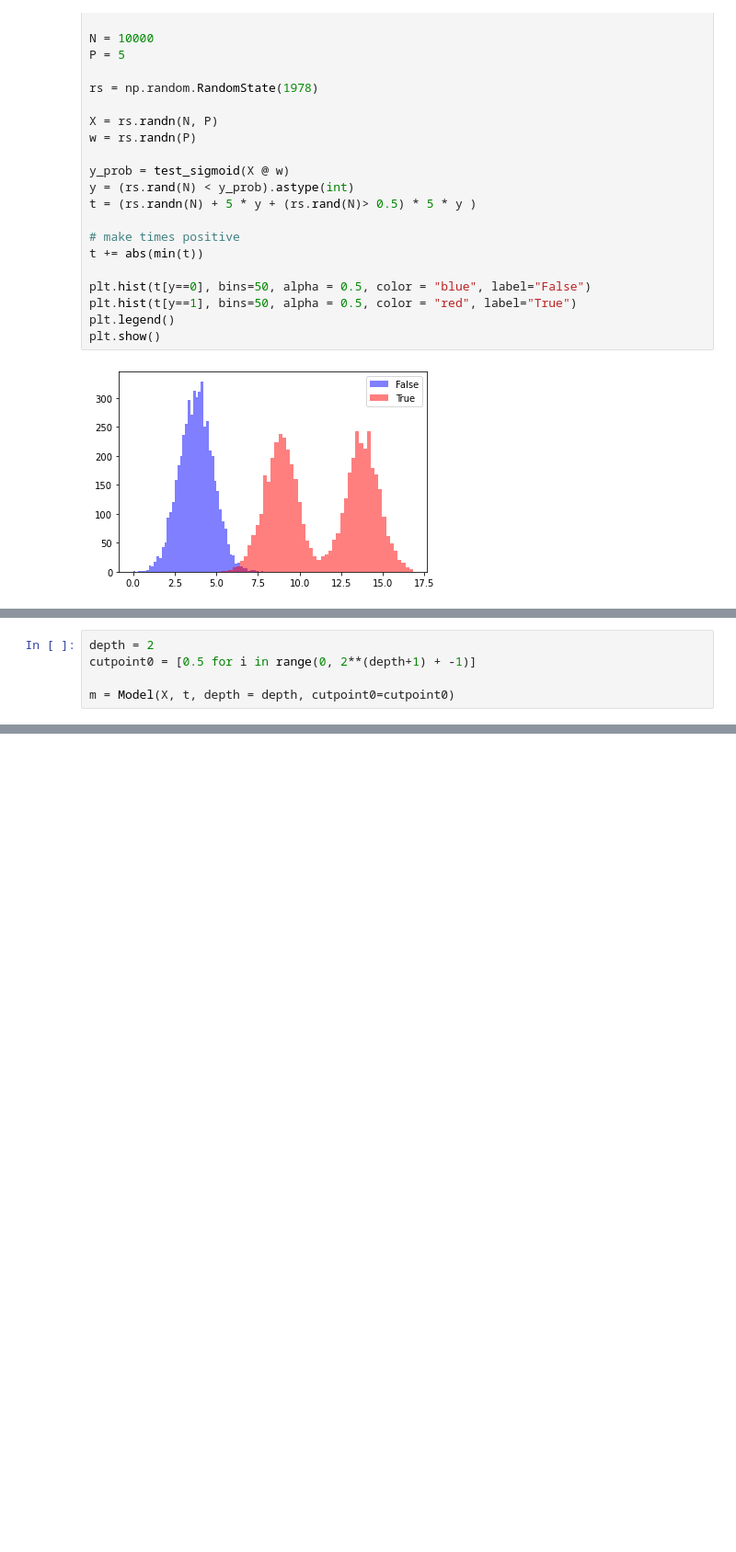
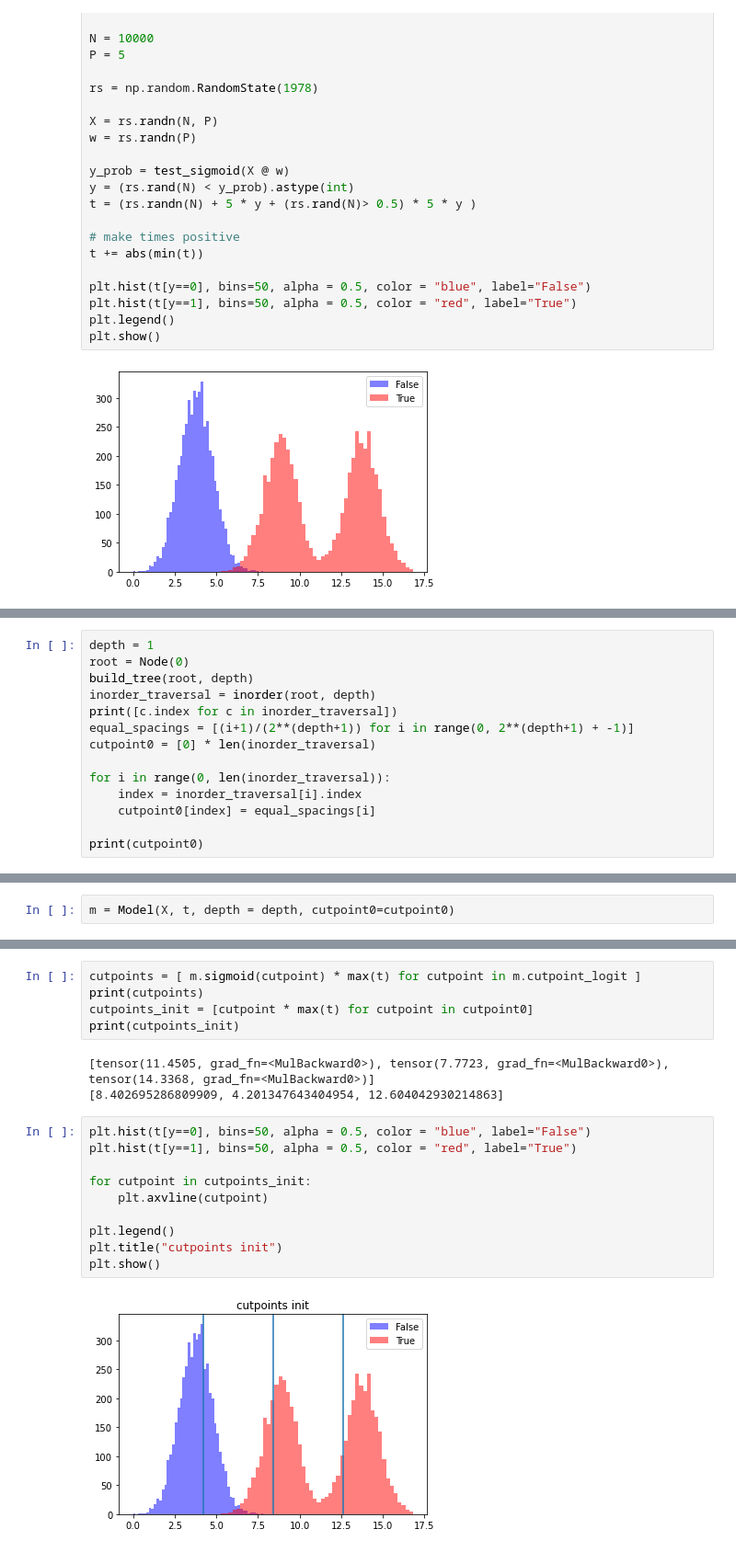
Before and after one commit to JimmyJHickey/Dynamic-Survival-Cutpoints, a Jupyter notebook: multinomial_loss.ipynb, the cells around one changed output, grey strips where cells are left out. Shown at 92% size. Cells and saved outputs as stored; diff of their text form; blank space fills up the shorter version.

```diff
--- a/multinomial_loss.ipynb
+++ b/multinomial_loss.ipynb
@@ -382,3 +320,17 @@ class Model:
 
         # end training iteration
         ######################################
+# %%
+depth = 1
+root = Node(0)
+build_tree(root, depth)
+inorder_traversal = inorder(root, depth)
+print([c.index for c in inorder_traversal])
+equal_spacings = [(i+1)/(2**(depth+1)) for i in range(0, 2**(depth+1) + -1)]
+cutpoint0 = [0] * len(inorder_traversal)
+
+for i in range(0, len(inorder_traversal)):
+    index = inorder_traversal[i].index
+    cutpoint0[index] = equal_spacings[i]
+
+print(cutpoint0)
@@ -385,7 +340,4 @@ class Model:
 # %%
-depth = 2
-cutpoint0 = [0.5 for i in range(0, 2**(depth+1) + -1)]
-
 m = Model(X, t, depth = depth, cutpoint0=cutpoint0)
 # %%
 m.train()
@@ -394,0 +344,20 @@ IndexError: list index out of range
+# %%
+cutpoints = [ m.sigmoid(cutpoint) * max(t) for cutpoint in m.cutpoint_logit ]
+print(cutpoints)
+cutpoints_init = [cutpoint * max(t) for cutpoint in cutpoint0]
+print(cutpoints_init)
+# %% [output]
+[tensor(11.4505, grad_fn=<MulBackward0>), tensor(7.7723, grad_fn=<MulBackward0>), tensor(14.3368, grad_fn=<MulBackward0>)]
+[8.402695286809909, 4.201347643404954, 12.604042930214863]
+# %%
+plt.hist(t[y==0], bins=50, alpha = 0.5, color = "blue", label="False")
+plt.hist(t[y==1], bins=50, alpha = 0.5, color = "red", label="True")
+
+for cutpoint in cutpoints_init:
+    plt.axvline(cutpoint)
+
+plt.legend()
+plt.title("cutpoints init")
+plt.show()
+# %% [output]
+[figure, added]
```
Also changed, not shown: parts of 5 cells of this notebook.
